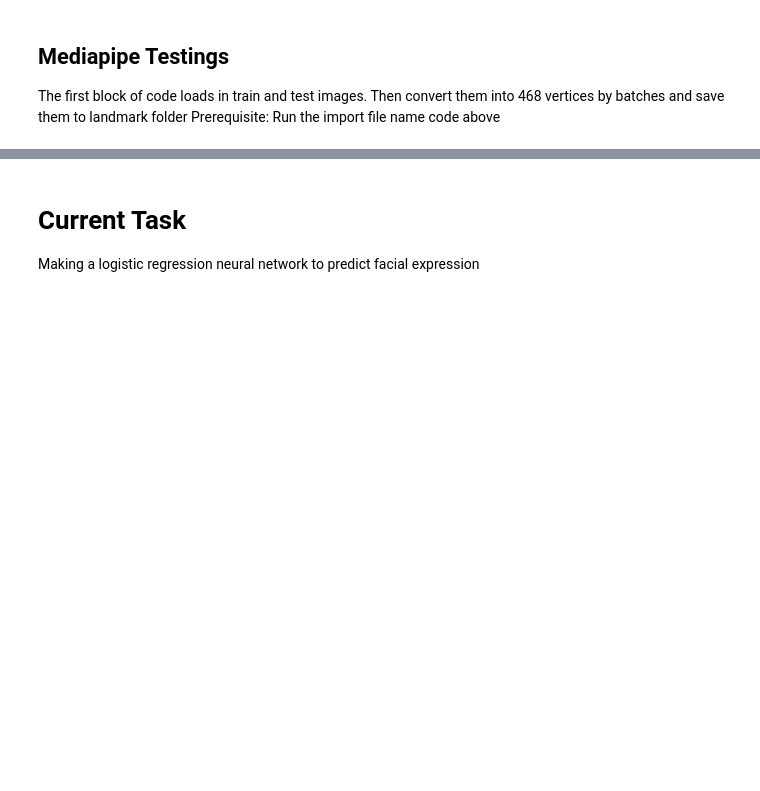
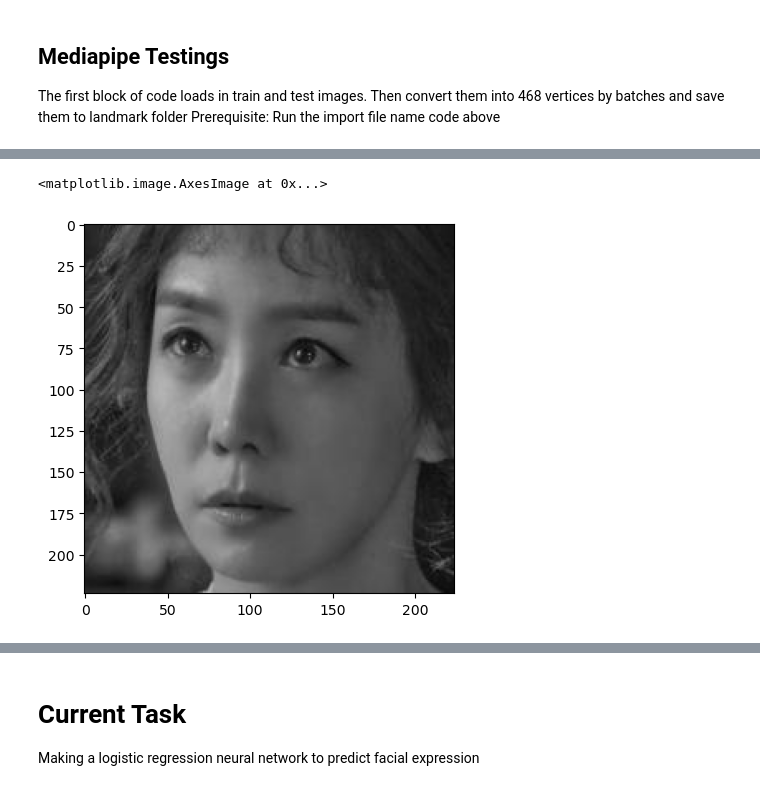
Before and after one commit to Hapemo/tf-facial-expression, a Jupyter notebook: test.ipynb, the cells around one changed output, grey strips where cells are left out. Drawn from its saved outputs; the diff is of its cells as text; code cells hidden in the pictures; blank space fills up the shorter version.

```diff
--- a/test.ipynb
+++ b/test.ipynb
@@ -581,0 +668,5 @@ IndexError: index 15 is out of bounds for axis 0 with size 15
+# %%
+plt.imshow(cv2.cvtColor(cv2.cvtColor(faces[i-1], cv2.COLOR_RGB2GRAY), cv2.COLOR_GRAY2RGB))
+# %% [output]
+<matplotlib.image.AxesImage at 0x...>
+[figure, added]
```
Also changed, not shown: parts of 9 cells of this notebook.
